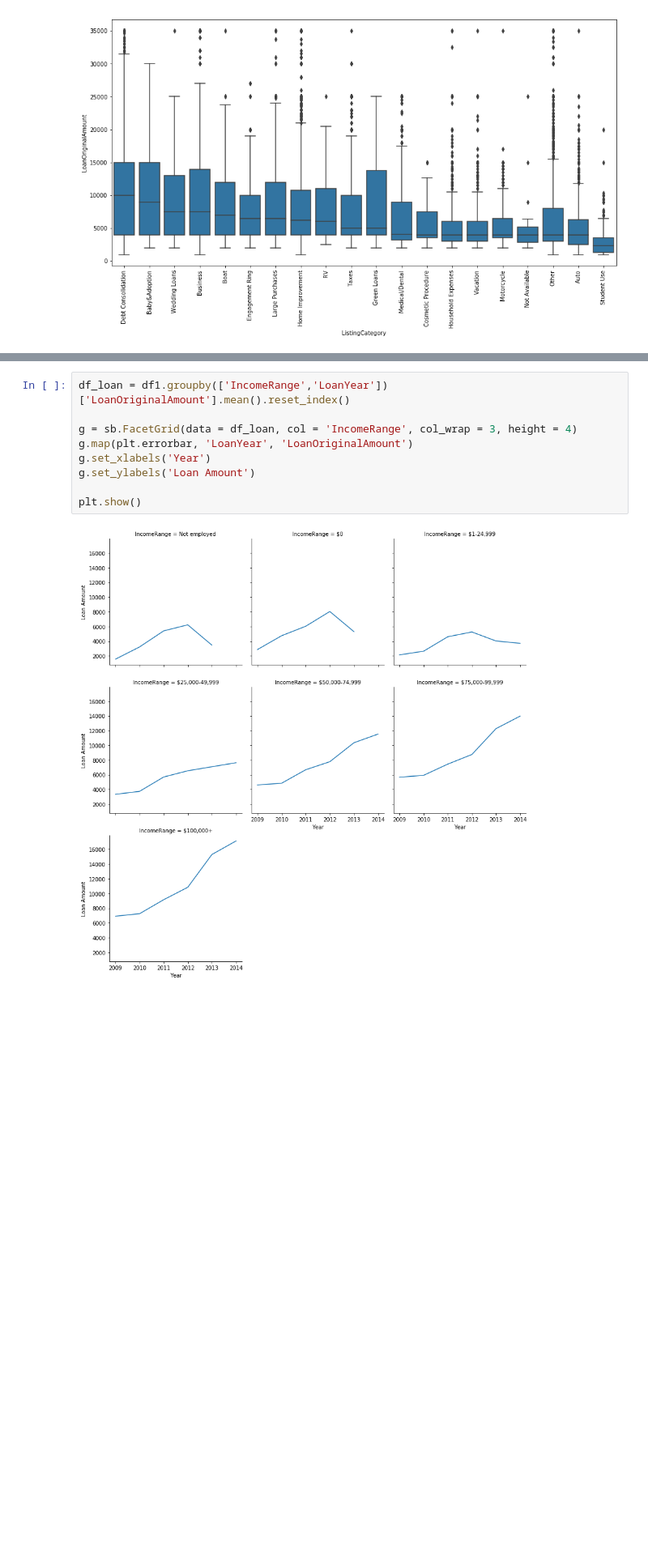
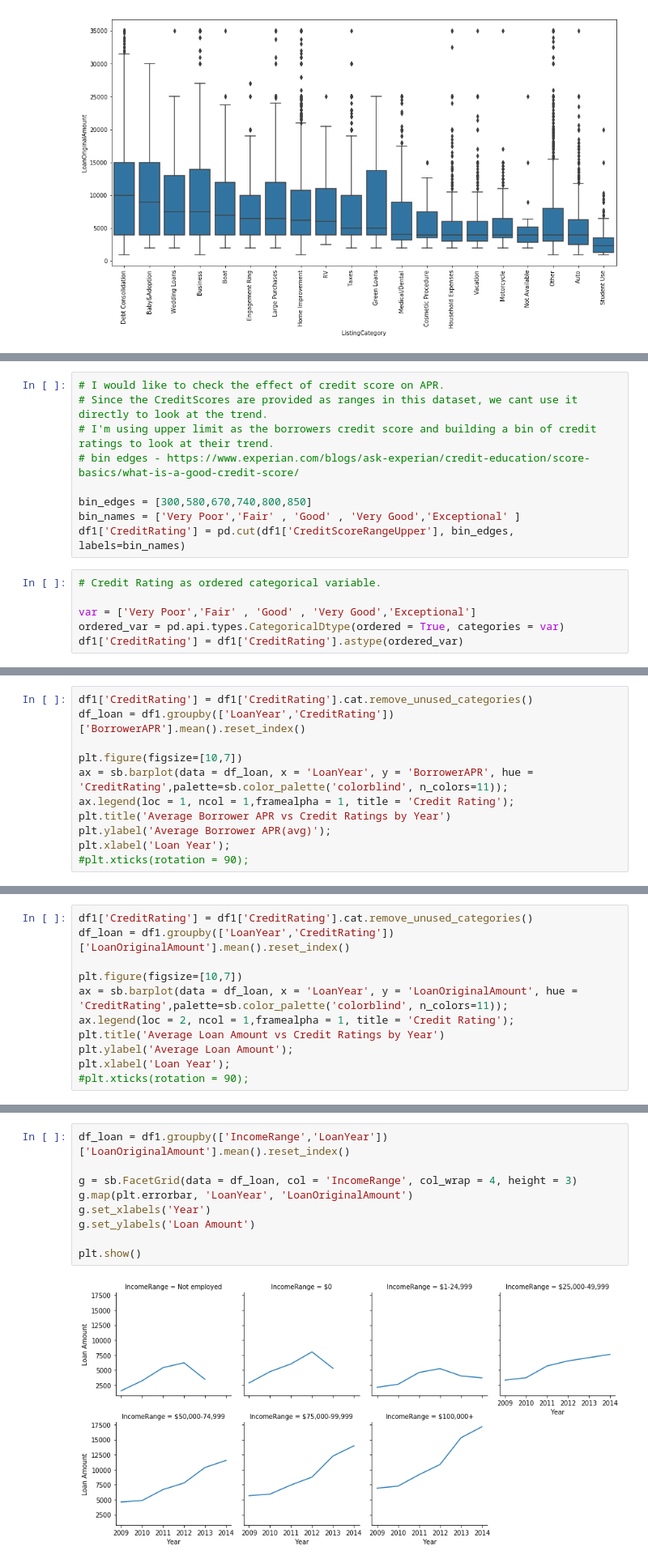
Before and after one commit to vijayelango/CommunicateDataFindings, a Jupyter notebook: exploration_template.ipynb, the cells around one changed output, grey strips where cells are left out. Shown at 81% size. Saved outputs shown, nothing was run; the diff lists cells and outputs as text; blank space fills up the shorter version.

Commit message:
feat: Added some explanations for the multivariate plots

```diff
--- a/exploration_template.ipynb
+++ b/exploration_template.ipynb
@@ -1010,0 +1055,15 @@ df1.groupby(['LoanYear'])['BorrowerAPR','CreditScoreRangeUpper'].mean().reset_in
+# %%
+# I would like to check the effect of credit score on APR.
+# Since the CreditScores are provided as ranges in this dataset, we cant use it directly to look at the trend.
+# I'm using upper limit as the borrowers credit score and building a bin of credit ratings to look at their trend.
+# bin edges - https://www.experian.com/blogs/ask-experian/credit-education/score-basics/what-is-a-good-credit-score/
+
+bin_edges = [300,580,670,740,800,850]
+bin_names = ['Very Poor','Fair' , 'Good' , 'Very Good','Exceptional' ]
+df1['CreditRating'] = pd.cut(df1['CreditScoreRangeUpper'], bin_edges, labels=bin_names)
+# %%
+# Credit Rating as ordered categorical variable.
+
+var = ['Very Poor','Fair' , 'Good' , 'Very Good','Exceptional']
+ordered_var = pd.api.types.CategoricalDtype(ordered = True, categories = var)
+df1['CreditRating'] = df1['CreditRating'].astype(ordered_var)
@@ -1010,0 +1079,11 @@ df1.groupby(['LoanYear'])['BorrowerAPR','CreditScoreRangeUpper'].mean().reset_in
+# %%
+df1['CreditRating'] = df1['CreditRating'].cat.remove_unused_categories()
+df_loan = df1.groupby(['LoanYear','CreditRating'])['BorrowerAPR'].mean().reset_index()
+
+plt.figure(figsize=[10,7])
+ax = sb.barplot(data = df_loan, x = 'LoanYear', y = 'BorrowerAPR', hue = 'CreditRating',palette=sb.color_palette('colorblind', n_colors=11));
+ax.legend(loc = 1, ncol = 1,framealpha = 1, title = 'Credit Rating');
+plt.title('Average Borrower APR vs Credit Ratings by Year')
+plt.ylabel('Average Borrower APR(avg)');
+plt.xlabel('Loan Year');
+#plt.xticks(rotation = 90);
@@ -1010,0 +1102,11 @@ df1.groupby(['LoanYear'])['BorrowerAPR','CreditScoreRangeUpper'].mean().reset_in
+# %%
+df1['CreditRating'] = df1['CreditRating'].cat.remove_unused_categories()
+df_loan = df1.groupby(['LoanYear','CreditRating'])['LoanOriginalAmount'].mean().reset_index()
+
+plt.figure(figsize=[10,7])
+ax = sb.barplot(data = df_loan, x = 'LoanYear', y = 'LoanOriginalAmount', hue = 'CreditRating',palette=sb.color_palette('colorblind', n_colors=11));
+ax.legend(loc = 2, ncol = 1,framealpha = 1, title = 'Credit Rating');
+plt.title('Average Loan Amount vs Credit Ratings by Year')
+plt.ylabel('Average Loan Amount');
+plt.xlabel('Loan Year');
+#plt.xticks(rotation = 90);
@@ -1054,14 +1166,14 @@ plt.show()
 # %%
 df_loan = df1.groupby(['IncomeRange','LoanYear'])['LoanOriginalAmount'].mean().reset_index()
 
-g = sb.FacetGrid(data = df_loan, col = 'IncomeRange', col_wrap = 3, height = 4)
+g = sb.FacetGrid(data = df_loan, col = 'IncomeRange', col_wrap = 4, height = 3)
 g.map(plt.errorbar, 'LoanYear', 'LoanOriginalAmount')
 g.set_xlabels('Year')
 g.set_ylabels('Loan Amount')
 
 plt.show()
 # %% [output]
-[figure, old version]
+[figure, new version]
 # %%
 # https://www.experian.com/blogs/ask-experian/credit-education/score-basics/what-is-a-good-credit-score/
 # I would like to check the effect of credit score on APR.
```
Also changed, not shown: parts of 30 cells of this notebook.
